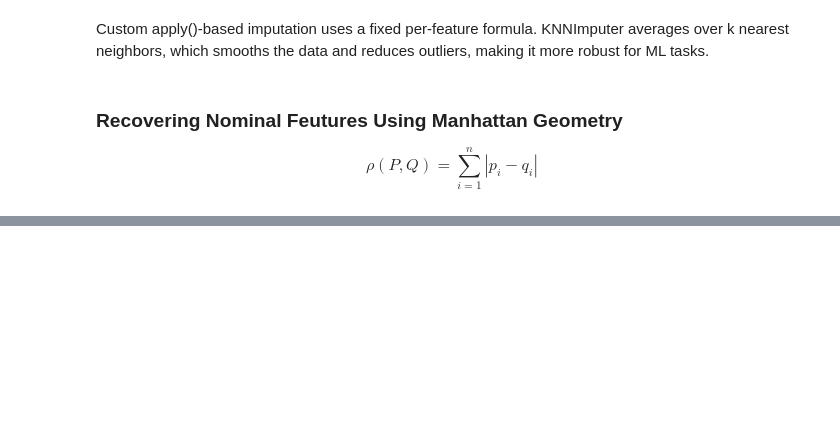
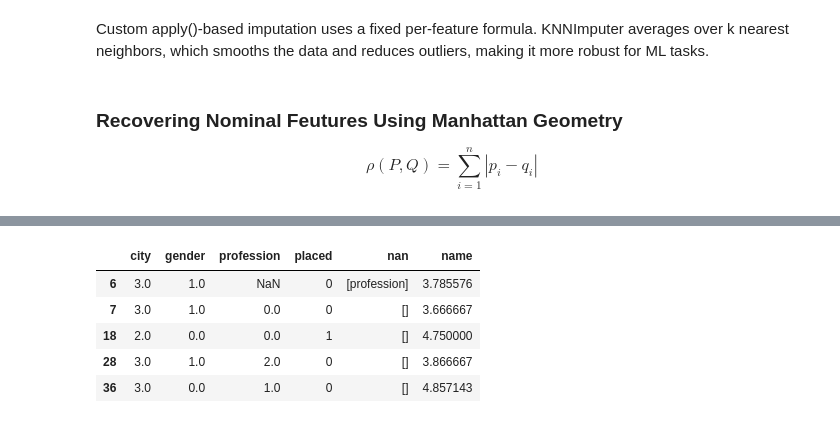
Before and after one commit to fadeeva/nakedML, a Jupyter notebook: MLnotes/001.ipynb, the cells around one changed output, grey strips where cells are left out. Cells and saved outputs as stored; diff of their text form; code cells hidden in the pictures; blank space fills up the shorter version.

Commit message:
recovered name-column

```diff
--- a/MLnotes/001.ipynb
+++ b/MLnotes/001.ipynb
@@ -184,7 +184,7 @@ def em_recovery(row, col_for_recovery, metric='euclidean'):
     )
     distances += 1e-10 # division-by-zero protection
 
-    scale_factor = em.shape[1] / (em.shape[1] - len(row['nan']))
+    scale_factor = df.shape[1] / (df.shape[1] - len(row['nan']))
     actual_distance = 1 / (1 / distances).sum() * (FULL_BASE[col_for_recovery] / distances).sum()
 
     return actual_distance * np.sqrt(scale_factor)
@@ -370,3 +370,14 @@ Custom apply()-based imputation uses a fixed per-feature formula. KNNImputer ave
 $$
 \rho(P, Q) = \sum_{i=1}^{n}|p_i - q_i|
 $$
+# %%
+mm = df_transform.drop(['age', 'cgpa'], axis=1)
+
+FULL_BASE = mm.dropna() # all features are present
+
+def get_recovery_df(column):
+    recovery = mm[mm[column].isnull()].copy()
+    recovery.drop(column, axis=1, inplace=True)
+    recovery['nan'] = recovery.apply(lambda r: r[r.isna()].index.to_list(), axis=1)
+
+    return recovery
@@ -372,0 +386,3 @@ $$
+# %%
+NAME_recovery = get_recovery_df('name')
+NAME_recovery.head()
@@ -372,0 +396,10 @@ $$
+# %%
+NAME_recovery['name'] = NAME_recovery.apply(em_recovery, col_for_recovery='name', metric='manhattan', axis=1)
+NAME_recovery.head()
+# %% [output]
+|  | city | gender | profession | placed | nan | name |
+| 6 | 3.0 | 1.0 | NaN | 0 | [profession] | 3.785576 |
+| 7 | 3.0 | 1.0 | 0.0 | 0 | [] | 3.666667 |
+| 18 | 2.0 | 0.0 | 0.0 | 1 | [] | 4.750000 |
+| 28 | 3.0 | 1.0 | 2.0 | 0 | [] | 3.866667 |
+| 36 | 3.0 | 0.0 | 1.0 | 0 | [] | 4.857143 |
```
Also changed, not shown: parts of 2 cells of this notebook.
